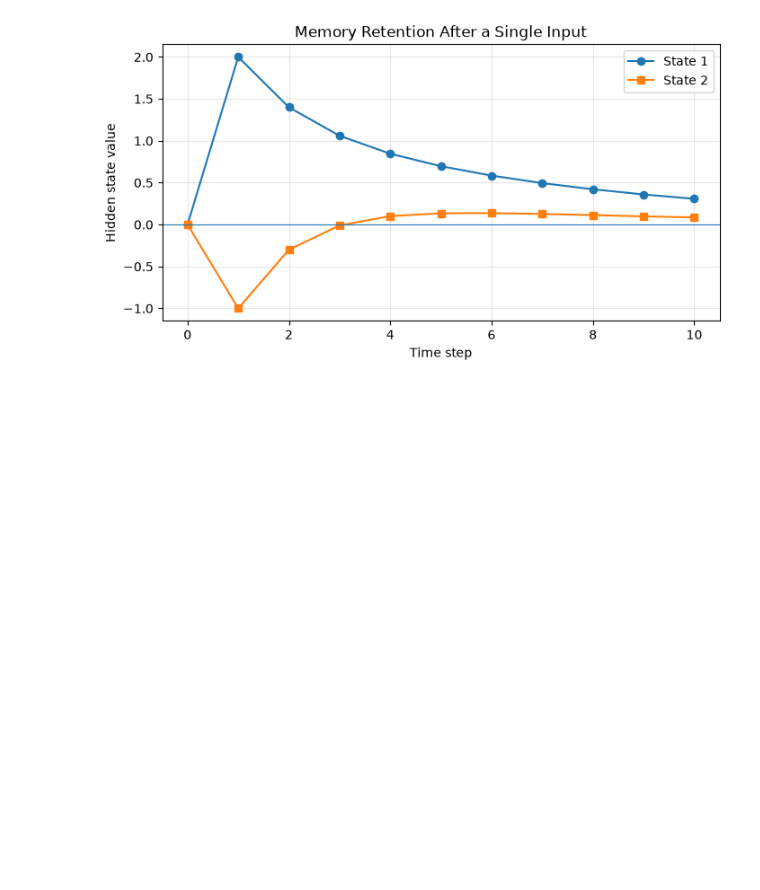
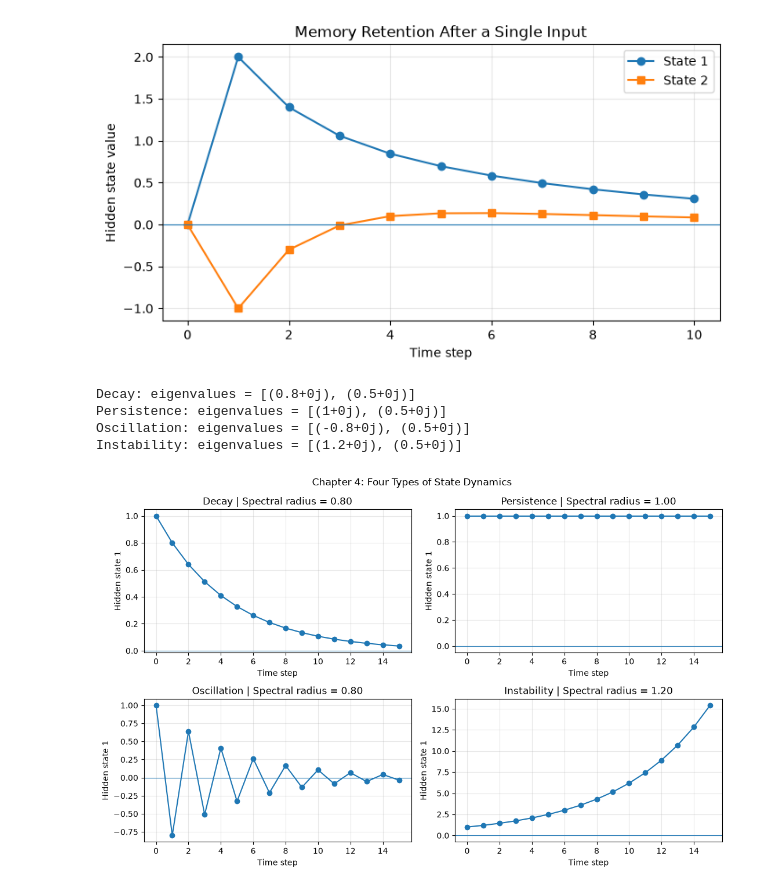
Before and after one commit to prataykarali/Flowstate, a Jupyter notebook: chap-4/dynamics_lab.ipynb, the cells around one changed output. Saved outputs shown, nothing was run; the diff lists cells and outputs as text; code cells hidden in the pictures; blank space fills up the shorter version.

Commit message:
feat(chap-4): add dynamics experiments and visualizations

```diff
--- a/chap-4/dynamics_lab.ipynb
+++ b/chap-4/dynamics_lab.ipynb
@@ -33,3 +33,59 @@ plt.grid(alpha=0.3)
 plt.show()
 # %% [output]
 [figure]
+# %%
+
+from pathlib import Path
+
+plot_dir = Path("plots")
+plot_dir.mkdir(exist_ok=True)
+
+def simulate(A, h0, steps=15):
+    h = h0.clone()
+    history = [h.clone()]
+
+    for _ in range(steps):
+        h = A @ h
+        history.append(h.clone())
+
+    return torch.stack(history).numpy()
+
+cases = {
+    "Decay": [0.8, 0.5],
+    "Persistence": [1.0, 0.5],
+    "Oscillation": [-0.8, 0.5],
+    "Instability": [1.2, 0.5],
+}
+
+fig, axes = plt.subplots(2, 2, figsize=(11, 7))
+
+for ax, (name, diagonal) in zip(axes.flat, cases.items()):
+    A_case = torch.diag(
+        torch.tensor(diagonal, dtype=torch.float64)
+    )
+
+    h0 = torch.tensor([1.0, 0.0], dtype=torch.float64)
+    trajectory = simulate(A_case, h0)
+
+    eigenvalues = torch.linalg.eigvals(A_case)
+    rho = eigenvalues.abs().max().item()
+
+    ax.plot(trajectory[:, 0], marker="o")
+    ax.axhline(0, linewidth=0.8)
+    ax.set_title(f"{name} | Spectral radius = {rho:.2f}")
+    ax.set_xlabel("Time step")
+    ax.set_ylabel("Hidden state 1")
+    ax.grid(alpha=0.3)
+
+    print(f"{name}: eigenvalues = {eigenvalues.tolist()}")
+
+plt.suptitle("Chapter 4: Four Types of State Dynamics")
+plt.tight_layout()
+plt.savefig(plot_dir / "stability_cases.png", dpi=160)
+plt.show()
+# %% [output]
+Decay: eigenvalues = [(0.8+0j), (0.5+0j)]
+Persistence: eigenvalues = [(1+0j), (0.5+0j)]
+Oscillation: eigenvalues = [(-0.8+0j), (0.5+0j)]
+Instability: eigenvalues = [(1.2+0j), (0.5+0j)]
+[figure, added]
```
Also changed, not shown: parts of 2 cells of this notebook.
